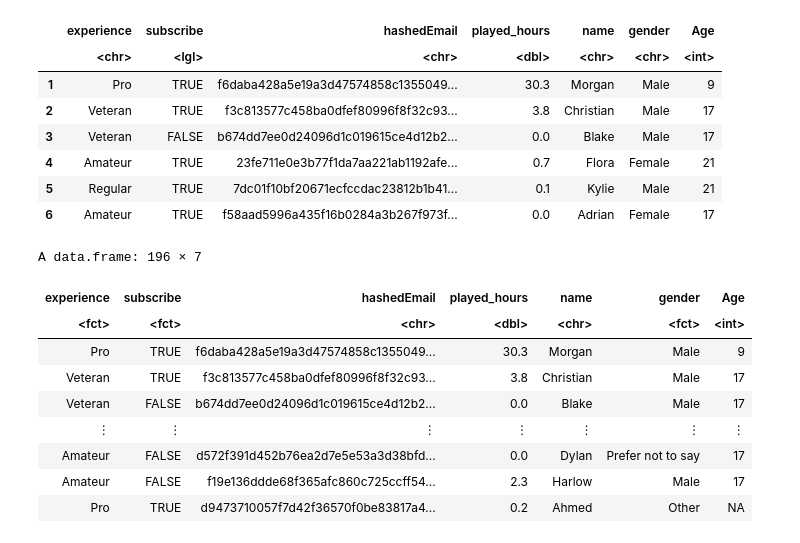
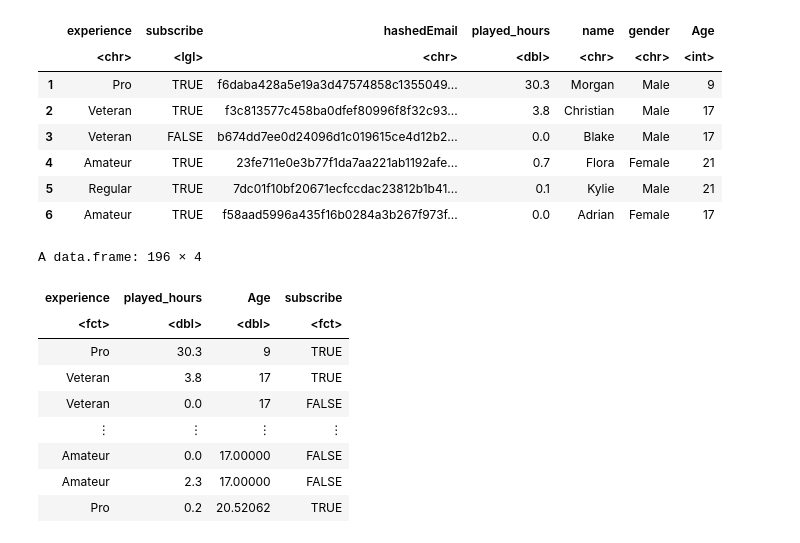
Before and after one commit to valkyraycho/DSCI-Project, a Jupyter notebook: project_report.ipynb, the cells around one changed output. Cells and saved outputs as stored; diff of their text form; code cells hidden in the pictures.

```diff
--- a/project_report.ipynb
+++ b/project_report.ipynb
@@ -24,8 +24,8 @@ options(repr.matrix.max.rows = 6) #limits output of dataframes to 6 rows
 # %%
-players <- read.csv("./data/players.csv")
+data <- read.csv("./data/players.csv")
 
 # View the first few rows to confirm the data loaded correctly
-head(players)
+head(data)
 # %% [output]
 A data.frame: 6 × 7
 |  | experience | subscribe | hashedEmail | played_hours | name | gender | Age |
@@ -37,16 +37,19 @@ A data.frame: 6 × 7
 | 5 | Regular | TRUE | 7dc01f10bf20671ecfccdac23812b1b41... | 0.1 | Kylie | Male | 21 |
 | 6 | Amateur | TRUE | f58aad5996a435f16b0284a3b267f973f... | 0.0 | Adrian | Female | 17 |
 # %%
-players <- players |> mutate(experience=as_factor(experience), subscribe=as_factor(subscribe), gender=as_factor(gender))
+players <- data |>
+    select(experience, played_hours, Age, subscribe) |>
+    mutate(experience=as_factor(experience), subscribe=as_factor(subscribe)) |>
+    mutate(Age = if_else(is.na(Age), mean(Age, na.rm = TRUE), Age))
 players
 # %% [output]
-A data.frame: 196 × 7
+A data.frame: 196 × 4
-| experience | subscribe | hashedEmail | played_hours | name | gender | Age |
-| <fct> | <fct> | <chr> | <dbl> | <chr> | <fct> | <int> |
-| Pro | TRUE | f6daba428a5e19a3d47574858c1355049... | 30.3 | Morgan | Male | 9 |
-| Veteran | TRUE | f3c813577c458ba0dfef80996f8f32c93... | 3.8 | Christian | Male | 17 |
-| Veteran | FALSE | b674dd7ee0d24096d1c019615ce4d12b2... | 0.0 | Blake | Male | 17 |
-| ⋮ | ⋮ | ⋮ | ⋮ | ⋮ | ⋮ | ⋮ |
-| Amateur | FALSE | d572f391d452b76ea2d7e5e53a3d38bfd... | 0.0 | Dylan | Prefer not to say | 17 |
-| Amateur | FALSE | f19e136ddde68f365afc860c725ccff54... | 2.3 | Harlow | Male | 17 |
-| Pro | TRUE | d9473710057f7d42f36570f0be83817a4... | 0.2 | Ahmed | Other | NA |
+| experience | played_hours | Age | subscribe |
+| <fct> | <dbl> | <dbl> | <fct> |
+| Pro | 30.3 | 9 | TRUE |
+| Veteran | 3.8 | 17 | TRUE |
+| Veteran | 0.0 | 17 | FALSE |
+| ⋮ | ⋮ | ⋮ | ⋮ |
+| Amateur | 0.0 | 17.00000 | FALSE |
+| Amateur | 2.3 | 17.00000 | FALSE |
+| Pro | 0.2 | 20.52062 | TRUE |
```
Also changed, not shown: parts of 12 cells of this notebook.
